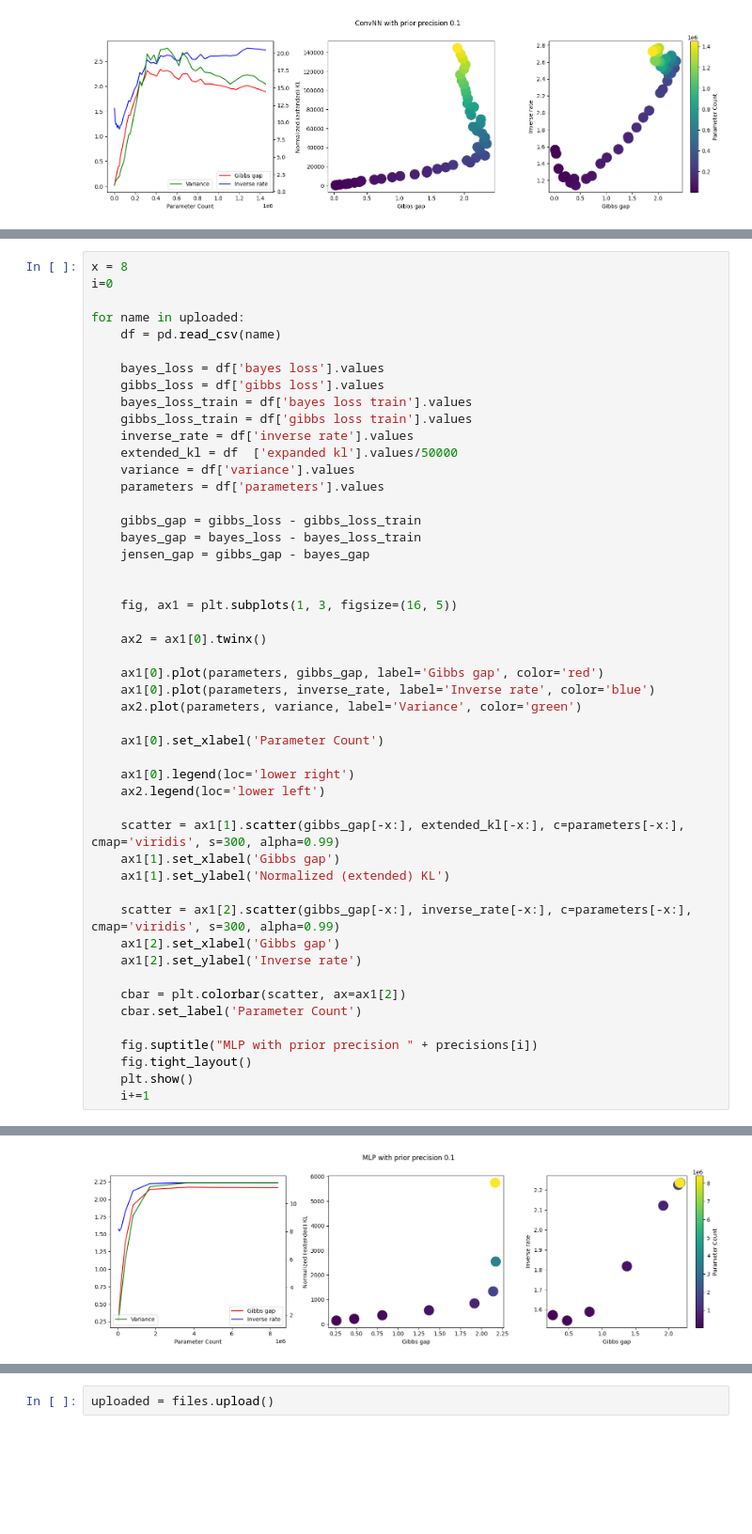
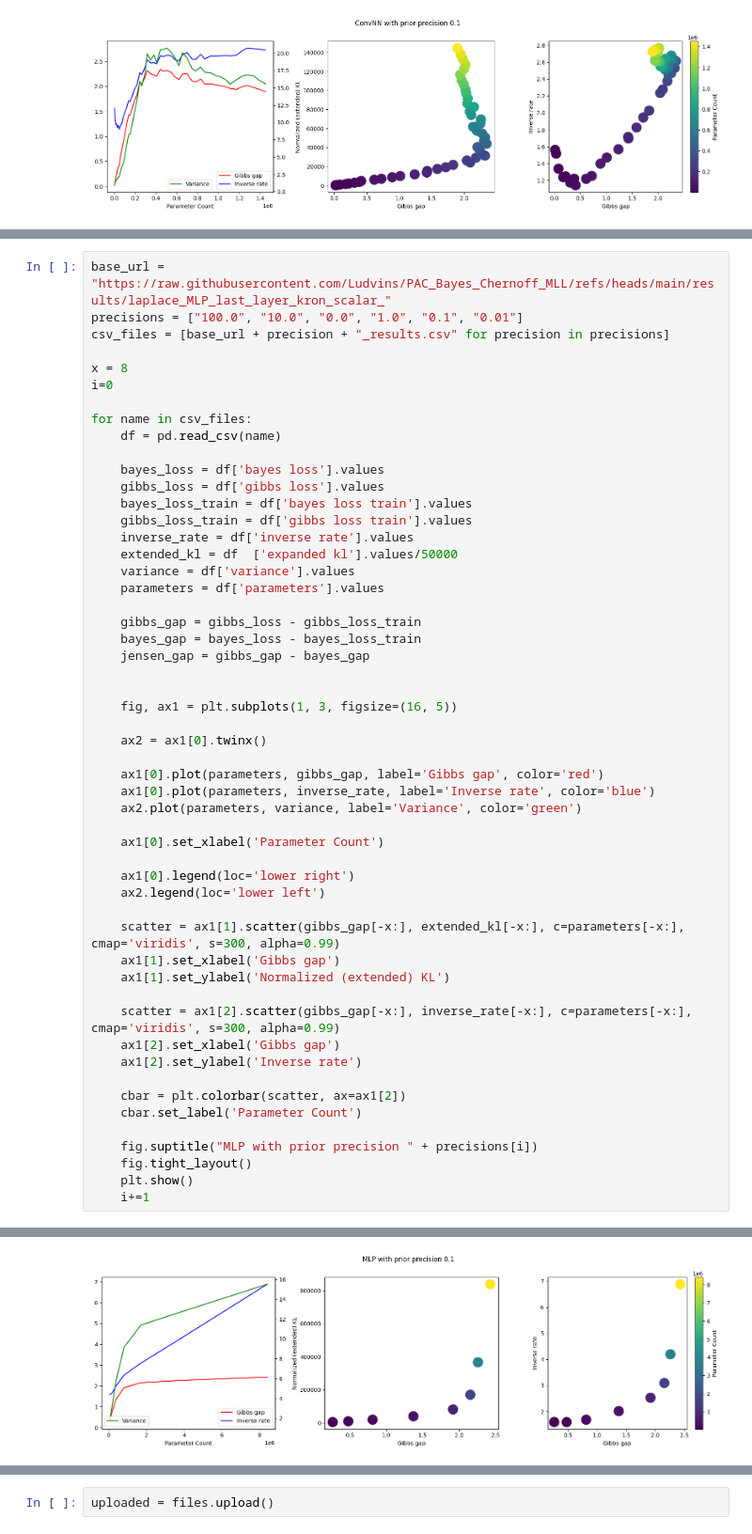
Before and after one commit to Ludvins/PAC_Bayes_Chernoff_MLL, a Jupyter notebook: plots.ipynb, the cells around one changed output, grey strips where cells are left out. Shown at 94% size. Drawn from its saved outputs; the diff is of its cells as text; blank space fills up the shorter version.

```diff
--- a/plots.ipynb
+++ b/plots.ipynb
@@ -74,8 +70,12 @@ csv_files = [base_url + precision + "_results.csv" for precision in precisions]
 # %%
+base_url = "https://raw.githubusercontent.com/Ludvins/PAC_Bayes_Chernoff_MLL/refs/heads/main/results/laplace_MLP_last_layer_kron_scalar_"
+precisions = ["100.0", "10.0", "0.0", "1.0", "0.1", "0.01"]
+csv_files = [base_url + precision + "_results.csv" for precision in precisions]
+
 x = 8
 i=0
 
-for name in uploaded:
+for name in csv_files:
     df = pd.read_csv(name)
 
     bayes_loss = df['bayes loss'].values
@@ -128,4 +128,4 @@ for name in uploaded:
-[figure, old version]
+[figure, new version]
 [figure]
 # %%
 uploaded = files.upload()
```
Also changed, not shown: parts of 2 cells of this notebook.
